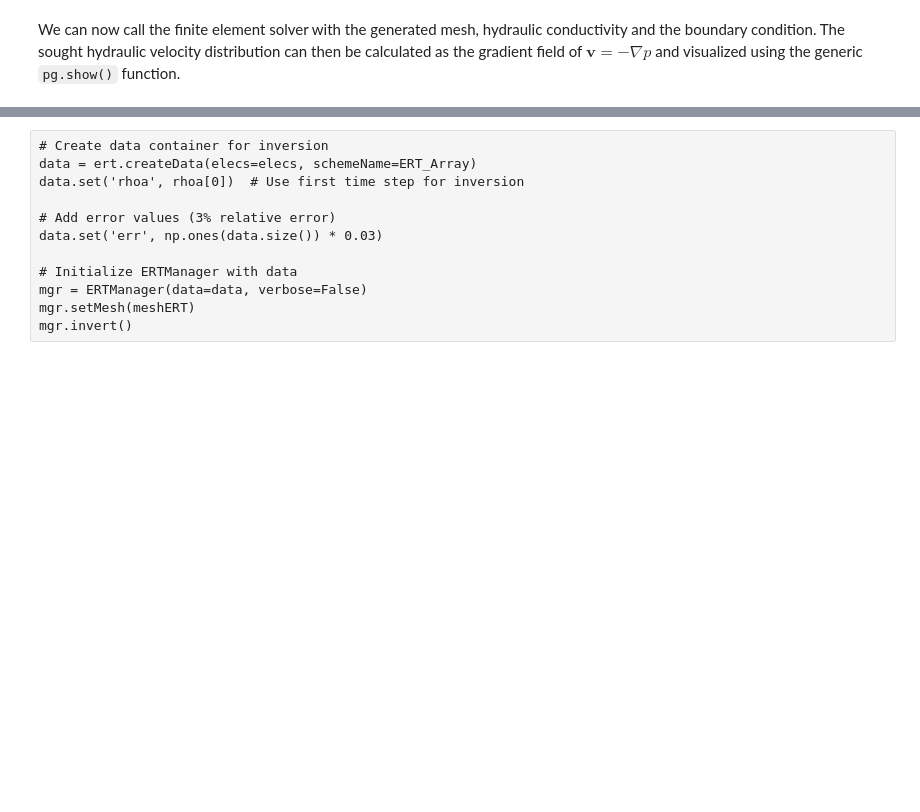
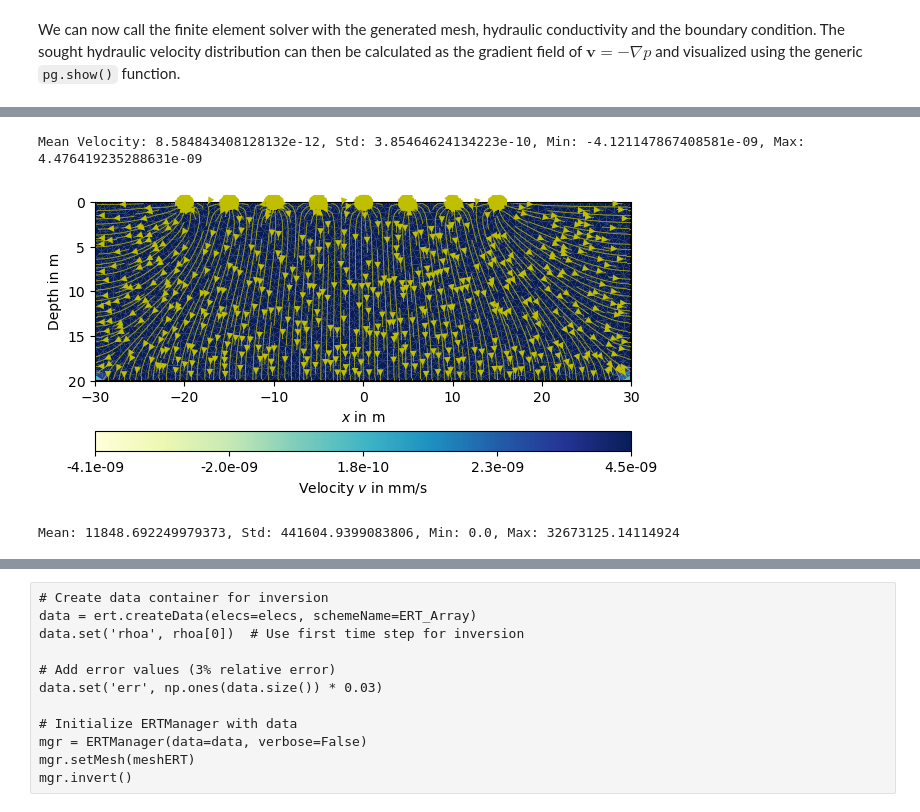
Before and after one commit to guiguilhermegui/TF, a Jupyter notebook: modelo_tf.ipynb, the cells around one changed output, grey strips where cells are left out. Saved outputs shown, nothing was run; the diff lists cells and outputs as text; code cells hidden in the pictures; blank space fills up the shorter version.

```diff
--- a/modelo_tf.ipynb
+++ b/modelo_tf.ipynb
@@ -26,7 +27,7 @@ from pygimli.physics import ERTManager
 # Parametros dos furos
 bores = [-20, -15, -10, -5, 0, 5, 10, 15]                       # Posição central dos furos
 prof_poco=-0.9
-altura_poco=0
+altura_poco= 0
 raio_poco=0.35   #precisa ser decimal Ex:"3.00001"
 
 # OK Posicoes relativas do furo
@@ -42,7 +43,7 @@ box_bottom=-20
 
 # parâmetros de malha
 mesh_area=0.4               # area da mesh em metros^2
-mesh_quality=10             # qualidade da mesh evitar valores acima de 33 por questões de performance
+mesh_quality=30             # qualidade da mesh evitar valores acima de 33 por questões de performance
 
 # Atribute hydraulic conductivity in m/s to each region (interfaces/layers) of the model
 K_poco = 1e4
@@ -85,6 +86,7 @@ sigma_a = -0.00031
 sigma_bx = 0.19330           # Condutividade = A+bx
 
 TracerCon = 13.27            # Concentração em g/l
+res_water = 10000            # Resistividade da água em Ohm.m
 
 cementation_exponent = 1.1,  # Exponente de cimentação para a resistividade do solo
 
@@ -92,7 +94,16 @@ cementation_exponent = 1.1,  # Exponente de cimentação para a resistividade do
 
 # Simulação
 TimeSimu_days = 1            # Tempo de simulação em dias
-TimeSimu_slice = 2400        # Número de fatias para a simulação em time steps
+n=30                           # Tempo em minutos
+TimeSimu_slice = n*60        # Número de fatias para a simulação em time steps
+
+number_of_timesERT = 10      # Número de vezes que a simulação de ERT é executada
+
+#background resistivity model parameters
+Layer1=-8                    # Profundidade da camada 1
+RLayer1=150                  # Resistividade da camada 1
+Layer2=(-2)                  # Profundidade da camada 2
+RLayer2=500                  # Resistividade da camada 2
 
 
 # OK ERT parameters
@@ -250,17 +280,22 @@ plt.show()
 # %%
+""" PANICO """
 # Solve velocity as gradient of hydraulic potential
-vel = -pg.solver.grad(mesh, p) * np.asarray([K, K, K]).T #4d
+vel = -pg.solver.grad(mesh, p) * np.asarray([K, K, K]).T #4D
 
+""" Entendido """
 # Calculate statistics for the new range
 mean_vel = np.mean(vel)
 std_vel = np.std(vel)
 min_vel = np.min(vel)
 max_vel = np.max(vel)
 
 print(f"Mean Velocity: {mean_vel}, Std: {std_vel}, Min: {min_vel}, Max: {max_vel}")
 
 ax, _ = pg.show(mesh, data=pg.abs(vel) * 1000, cMin=min_vel, cMax=max_vel,
                 label='Velocity $v$ in mm/s', cMap='YlGnBu', hold=True)
 ax, _ = pg.show(mesh, data=vel, ax=ax, color='y', linewidth=0.6, dropTol=1e-12,
                 hold=True)
+# %% [output]
+Mean Velocity: 8.584843408128132e-12, Std: 3.85464624134223e-10, Min: -4.121147867408581e-09, Max: 4.476419235288631e-09
+[figure, added]
 # %%
@@ -273,6 +309,7 @@ for pos in bores:
     if sourceCell:
         load_vector[sourceCell.id()] += TracerCon / sourceCell.size()  # g/(l s)
 # %%
+""" PANICO """
 # Choose n slices  time steps for TimeSimulation days to seconds
 t = pg.utils.grange(0, TimeSimu_days * 24 * 3600, n=TimeSimu_slice)
 
@@ -296,6 +333,9 @@ mean_c = np.mean(c)
 std_c = np.std(c)
 min_c = np.min(c)
 max_c = np.max(c)
-
+min_c_calc = 0 #mean_c - 1 * std_c
+max_c_calc = mean_c + 1 * std_c
 print(f"Mean: {mean_c}, Std: {std_c}, Min: {min_c}, Max: {max_c}")
+# %% [output]
+Mean: 11848.692249979373, Std: 441604.9399083806, Min: 0.0, Max: 32673125.14114924
 # %%
```
Also changed, not shown: parts of 21 cells of this notebook, 2 other files.
